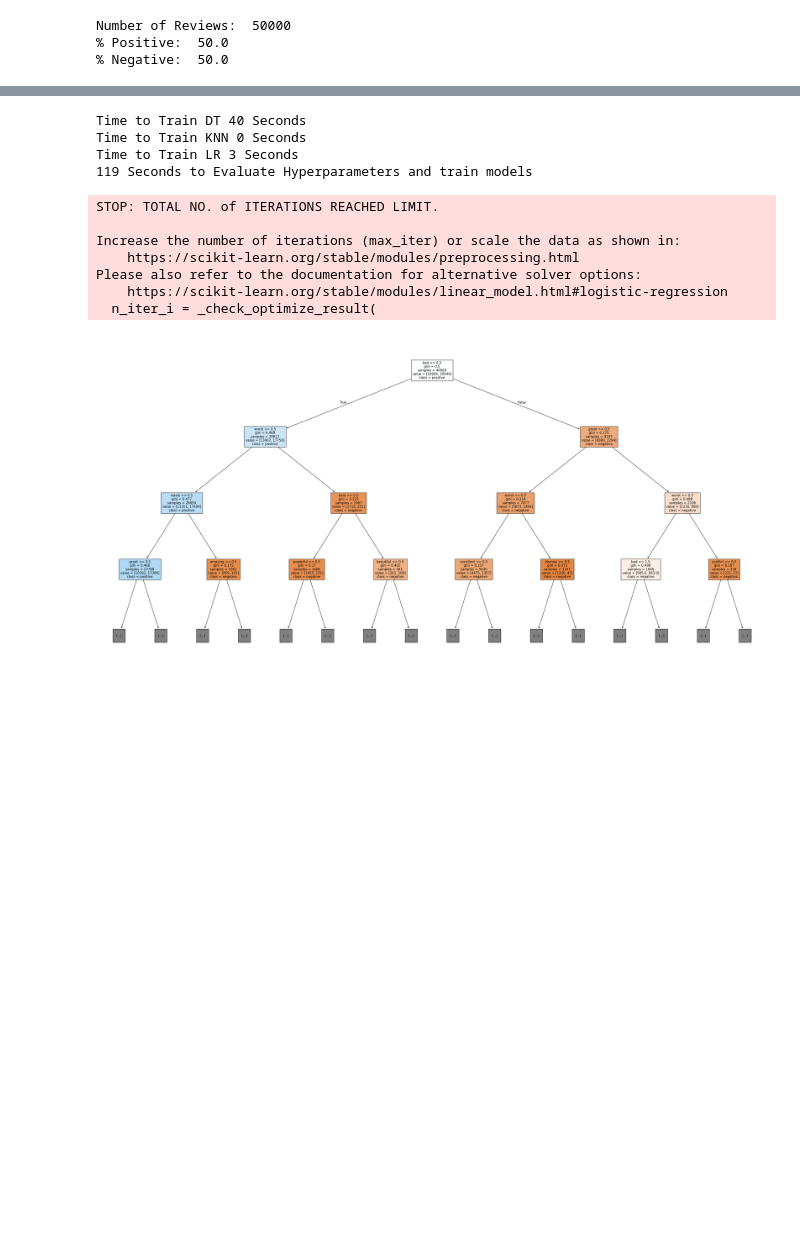
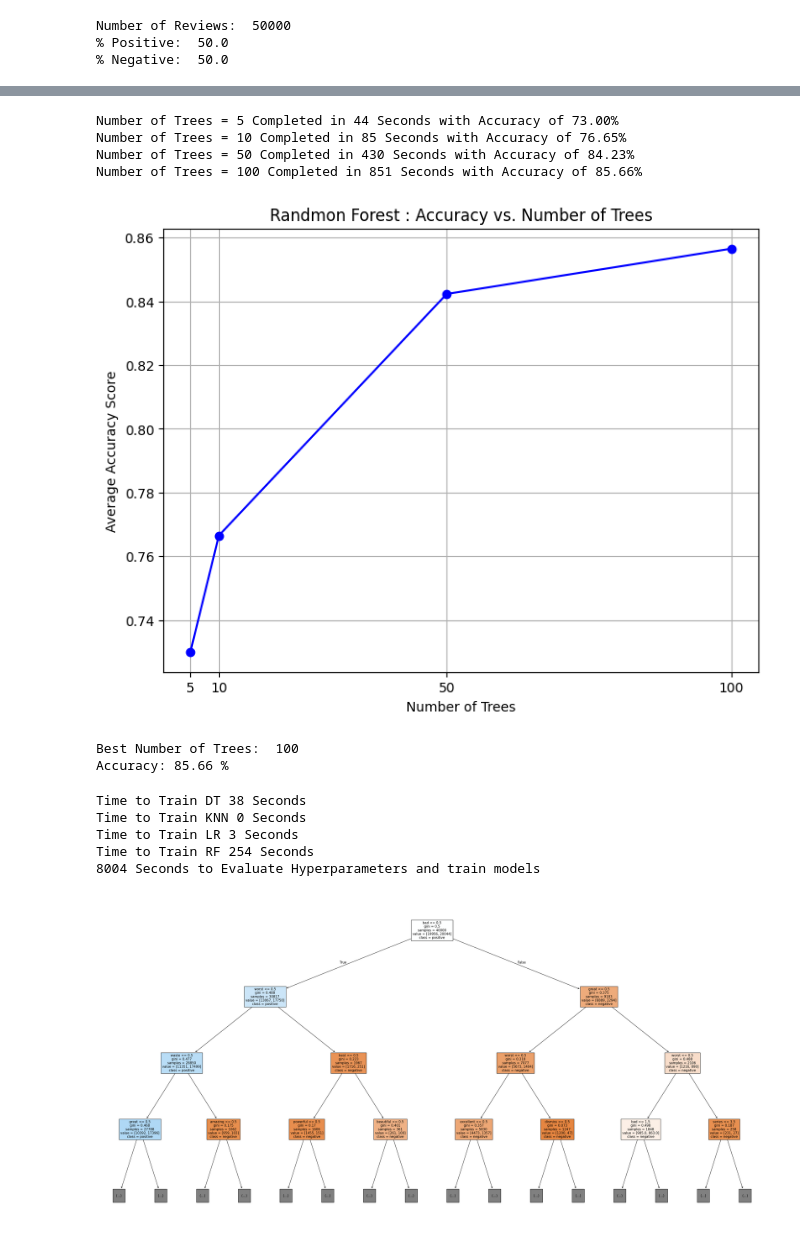
Before and after one commit to BoyceWhite/Data-Analysis-Project, a Jupyter notebook: main.ipynb, the cells around one changed output, grey strips where cells are left out. Saved outputs shown, nothing was run; the diff lists cells and outputs as text; code cells hidden in the pictures; blank space fills up the shorter version.

```diff
--- a/main.ipynb
+++ b/main.ipynb
@@ -123,5 +125,33 @@ def LR(x_train, y_train, hyper):
     print(f'Accuracy: {bestAcc*100:.2f} %')
 
     return best
+# %%
+def RF(x_train, y_train, hyper):
+    scoresAvg = []
+
+    for param in hyper:
+        start = time.time()
+        clf = RandomForestClassifier(n_estimators=param)
+        scores = cross_val_score(clf, x_train, y_train, scoring='accuracy')
+        scoresAvg.append(scores.mean())
+        elapsed = time.time() - start
+        print(f"Number of Trees = {param} Completed in {elapsed:.0f} Seconds with Accuracy of {scores.mean()*100:.2f}%")
+
+    best = hyper[scoresAvg.index(max(scoresAvg))]
+    bestAcc = max(scoresAvg)
+
+    plt.figure(figsize=(8, 6))
+    plt.plot(hyper, scoresAvg, marker='o', linestyle='-', color='b')
+    plt.title('Randmon Forest : Accuracy vs. Number of Trees')
+    plt.xlabel('Number of Trees')
+    plt.ylabel('Average Accuracy Score')
+    plt.xticks(hyper)
+    plt.grid(True)
+    plt.show()
+
+    print('Best Number of Trees: ', best)
+    print(f'Accuracy: {bestAcc*100:.2f} %')
+
+    return best
 # %%
 DT_DEPTHS = [1, 5, 10, 50, 100]
@@ -163,3 +193,14 @@ Accuracy: 86.37 %
+# %%
+trees = [5, 10, 50, 100]
+bestTrees = RF(x_train, y_train, trees)
+# %% [output]
+Number of Trees = 5 Completed in 44 Seconds with Accuracy of 73.00%
+Number of Trees = 10 Completed in 85 Seconds with Accuracy of 76.65%
+Number of Trees = 50 Completed in 430 Seconds with Accuracy of 84.23%
+Number of Trees = 100 Completed in 851 Seconds with Accuracy of 85.66%
+[figure, added]
+Best Number of Trees:  100
+Accuracy: 85.66 %
 # %%
 start = time.time()
 DT = tree.DecisionTreeClassifier(max_depth=bestD)
@@ -172,24 +213,23 @@ KNN.fit(x_train, y_train)
 print(f"Time to Train KNN {(time.time() - start):.0f} Seconds")
 
 start = time.time()
-LR = LogisticRegression(C=bestC)
+LR = LogisticRegression(C=bestC, max_iter=500)
 LR.fit(x_train, y_train)
 print(f"Time to Train LR {(time.time() - start):.0f} Seconds")
 
+start = time.time()
+RF = RandomForestClassifier(n_estimators=bestTrees)
+RF.fit(x_train, y_train)
+print(f"Time to Train RF {(time.time() - start):.0f} Seconds")
+
 elapsed = time.time() - startTime
 print(f"{elapsed:.0f} Seconds to Evaluate Hyperparameters and train models")
 # %% [output]
-Time to Train DT 40 Seconds
+Time to Train DT 38 Seconds
 Time to Train KNN 0 Seconds
 Time to Train LR 3 Seconds
-119 Seconds to Evaluate Hyperparameters and train models
+Time to Train RF 254 Seconds
+8004 Seconds to Evaluate Hyperparameters and train models
-STOP: TOTAL NO. of ITERATIONS REACHED LIMIT.
-
-Increase the number of iterations (max_iter) or scale the data as shown in:
-    https://scikit-learn.org/stable/modules/preprocessing.html
-Please also refer to the documentation for alternative solver options:
-    https://scikit-learn.org/stable/modules/linear_model.html#logistic-regression
-  n_iter_i = _check_optimize_result(
 # %%
 from sklearn.tree import plot_tree
 import matplotlib.pyplot as plt
```
Also changed, not shown: parts of 11 cells of this notebook, 2 other files.
